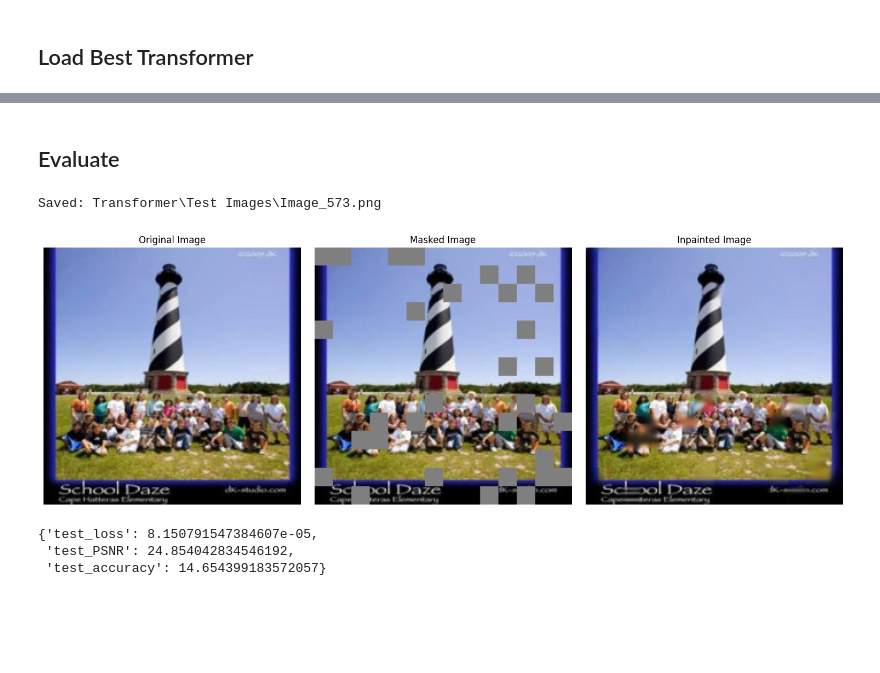
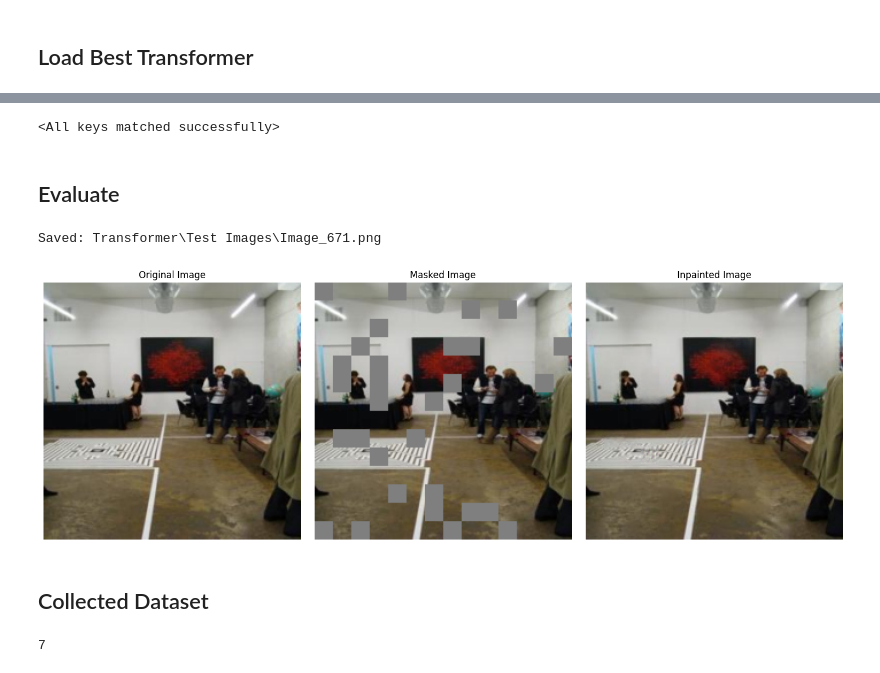
Before and after one commit to ragibglv/Image-Inpainting-YZV-302E, a Jupyter notebook: Project.ipynb, the cells around one changed output, grey strips where cells are left out. Drawn from its saved outputs; the diff is of its cells as text; code cells hidden in the pictures; blank space fills up the shorter version.

```diff
--- a/Project.ipynb
+++ b/Project.ipynb
@@ -303,6 +303,7 @@ def train_model(model, optimizer, scaler, start_epoch, best_valid_loss, train_lo
         train_loss = 0.0
         train_PSNR = 0.0
         train_accuracy = 0.0
+        train_MSE = 0.0
         plot_counter = 1
         idx = 0
 
@@ -325,6 +326,7 @@ def train_model(model, optimizer, scaler, start_epoch, best_valid_loss, train_lo
             train_PSNR += batch_psnr
             train_accuracy += batch_accuracy
             train_loss += loss.item()
+            train_MSE += F.mse_loss(outputs* expanded_mask, images * expanded_mask).item()
 
             if(plot_counter == 0):
                 plot_counter = 1500
@@ -341,14 +343,16 @@ def train_model(model, optimizer, scaler, start_epoch, best_valid_loss, train_lo
         avg_train_loss = train_loss / len(train_loader)
         avg_train_PSNR = train_PSNR / len(train_loader)
         avg_accuracy = train_accuracy / len(train_loader)
+        avg_train_MSE = train_MSE / len(train_loader)
 
-        print(f"Epoch {epoch + 1}, Loss: {avg_train_loss:.4f}, PSNR: {avg_train_PSNR:.4f}, Accuracy: {avg_accuracy:.4f}")
+        print(f"Epoch {epoch + 1}, Loss: {avg_train_loss:.4f}, PSNR: {avg_train_PSNR:.4f}, Accuracy: {avg_accuracy:.4f}, MSE: {avg_train_MSE:.4f}")
 
 
         model.eval()
         val_loss = 0.0
         val_PSNR = 0.0
         val_accuracy = 0.0
+        val_MSE = 0.0
         aaa = True
         with torch.no_grad():
             for images, masked_images, masks in tqdm(valid_loader, desc=f"Epoch {epoch + 1},  Validation"):
@@ -372,12 +376,14 @@ def train_model(model, optimizer, scaler, start_epoch, best_valid_loss, train_lo
                                       "Transformer\Validation Images", f"Epoch_{epoch + 1}.png")
 
                 val_loss += loss.item()
+                val_MSE += F.mse_loss(outputs* expanded_mask, images * expanded_mask).item()
 
         avg_val_loss = val_loss / len(valid_loader)
         avg_val_PSNR = val_PSNR / len(valid_loader)
         avg_val_accuracy = val_accuracy / len(valid_loader)
+        avg_val_MSE = val_MSE / len(valid_loader)
 
-        print(f"Validation Loss: {avg_val_loss:.4f}, PSNR: {avg_val_PSNR:.4f}")
+        print(f"Validation Loss: {avg_val_loss:.4f}, PSNR: {avg_val_PSNR:.4f}, Accuracy: {avg_val_accuracy:.4f}, MSE: {avg_val_MSE:.4f}")
 
 
         if avg_val_loss < best_valid_loss:
@@ -395,7 +401,7 @@ def train_model(model, optimizer, scaler, start_epoch, best_valid_loss, train_lo
         log_file = "training_metrics.csv"
         with open(log_file, mode='a', newline='') as file:
             writer = csv.writer(file)
-            writer.writerow([epoch + 1, avg_train_loss, avg_val_loss, avg_train_PSNR, avg_val_PSNR, avg_accuracy, avg_val_accuracy])
+            writer.writerow([epoch + 1, avg_train_loss, avg_val_loss, avg_train_PSNR, avg_val_PSNR, avg_accuracy, avg_val_accuracy, avg_train_MSE, avg_val_MSE])
 
 
 
@@ -422,16 +428,3 @@ else:
     pass
 # %% [markdown]
 ## Load Best Transformer
-# %%
-model.load_state_dict(torch.load("best_model.pth")["model_state_dict"])
-model.eval()
-
-with torch.no_grad():
-    for idx, (images, masked_images, masks) in enumerate(train_loader):
-        images, masked_images, masks = images.to(device), masked_images.to(device), masks.to(device)
-        expanded_mask = masks.view(masks.size(0),14, 14)
-        expanded_mask = expanded_mask.repeat_interleave(16, dim=1).repeat_interleave(16, dim=2)
-        expanded_mask = expanded_mask.unsqueeze(1).float()
-        outputs = model(masked_images, masks)
-        print(idx)
-        plot_sample_image(images[idx - 1], masked_images[idx - 1], outputs[idx - 1], expanded_mask[idx - 1])
@@ -442,3 +431,7 @@ IndexError: index 64 is out of bounds for dimension 0 with size 64
+# %%
+model.load_state_dict(torch.load("best_model.pth")["model_state_dict"])
+# %% [output]
+<All keys matched successfully>
 # %% [markdown]
 ## Evaluate
 # %%
@@ -447,43 +440,56 @@ def evaluate(model, dataloader, criterion, device= "cuda", sample_size=5):
     test_loss = 0.0
     test_accuracy = 0.0
     test_PSNR = 0.0
+    test_MSE = 0.0
     random_indices = random.sample(range(len(dataloader)), sample_size)
 
     with torch.no_grad():
         for idx, (images, masked_images, masks) in enumerate(dataloader):
             images, masked_images, masks = images.to(device), masked_images.to(device), masks.to(device)
 
             expanded_mask = masks.view(masks.size(0),14, 14)
             expanded_mask = expanded_mask.repeat_interleave(16, dim=1).repeat_interleave(16, dim=2)
             expanded_mask = expanded_mask.unsqueeze(1).float()
 
             outputs = model(masked_images, masks)
-            loss = 1 - criterion(outputs * expanded_mask, images * expanded_mask)
+            loss = criterion(outputs, images, expanded_mask)
 
             batch_psnr = psnr(outputs, images, expanded_mask)
             batch_accuracy = pixel_accuracy(outputs, images, expanded_mask)
 
             if idx in random_indices:
                 plot_sample_image(images[0], masked_images[0], outputs[0], expanded_mask[0],
                                   "Transformer\Test Images", f"Image_{idx}.png")
 
             test_loss = loss.item()
+            test_MSE += F.mse_loss(outputs* expanded_mask, images * expanded_mask).item()
             test_PSNR += batch_psnr
             test_accuracy += batch_accuracy
 
         avg_test_loss = test_loss / len(valid_loader)
         avg_test_PSNR = test_PSNR / len(valid_loader)
         avg_test_accuracy = test_accuracy / len(valid_loader)
+        avg_test_MSE = test_MSE / len(valid_loader)
 
-    return {"test_loss": avg_test_loss, "test_PSNR": avg_test_PSNR, "test_accuracy": avg_test_accuracy}
+    return {"test_loss": avg_test_loss, "test_PSNR": avg_test_PSNR, "test_accuracy": avg_test_accuracy, "test_MSE": avg_test_MSE}
 
 
-criterion = SSIM(data_range=1, size_average=True, channel=3)
+criterion = CombinedLoss().to(device)
 
-evaluate(model, test_loader, criterion, device=device, sample_size=5)
+test_dict = evaluate(model, test_loader, criterion, device=device, sample_size=5)
 # %% [output]
-Saved: Transformer\Test Images\Image_573.png
+Saved: Transformer\Test Images\Image_671.png
-[figure, old version]
+[figure, new version]
-{'test_loss': 8.150791547384607e-05,
- 'test_PSNR': 24.854042834546192,
- 'test_accuracy': 14.654399183572057}
+# %% [markdown]
+## Collected Dataset
+# %%
+dataset_collected = datasets.ImageFolder(root="./Collected_Photo")
+custom_data_collected = Custom_Dataset(dataset_collected, transform=transform_image)
+
+
+batch_size = 16
+collected_loader = DataLoader(custom_data_collected, batch_size=batch_size, shuffle=False)
+
+len(collected_loader)
+# %% [output]
+7
```
Also changed, not shown: parts of 7 cells of this notebook, 2 other files.
